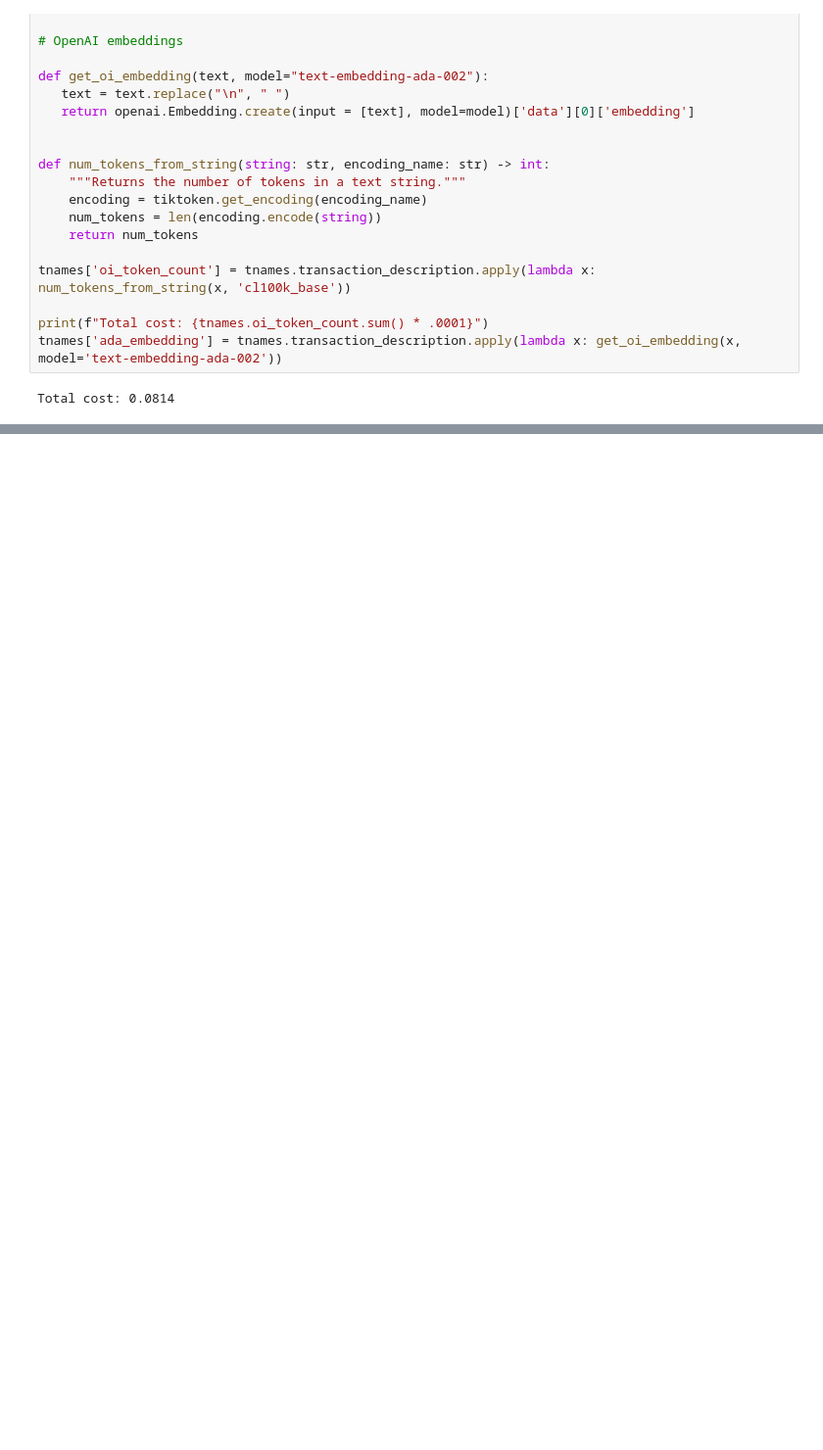
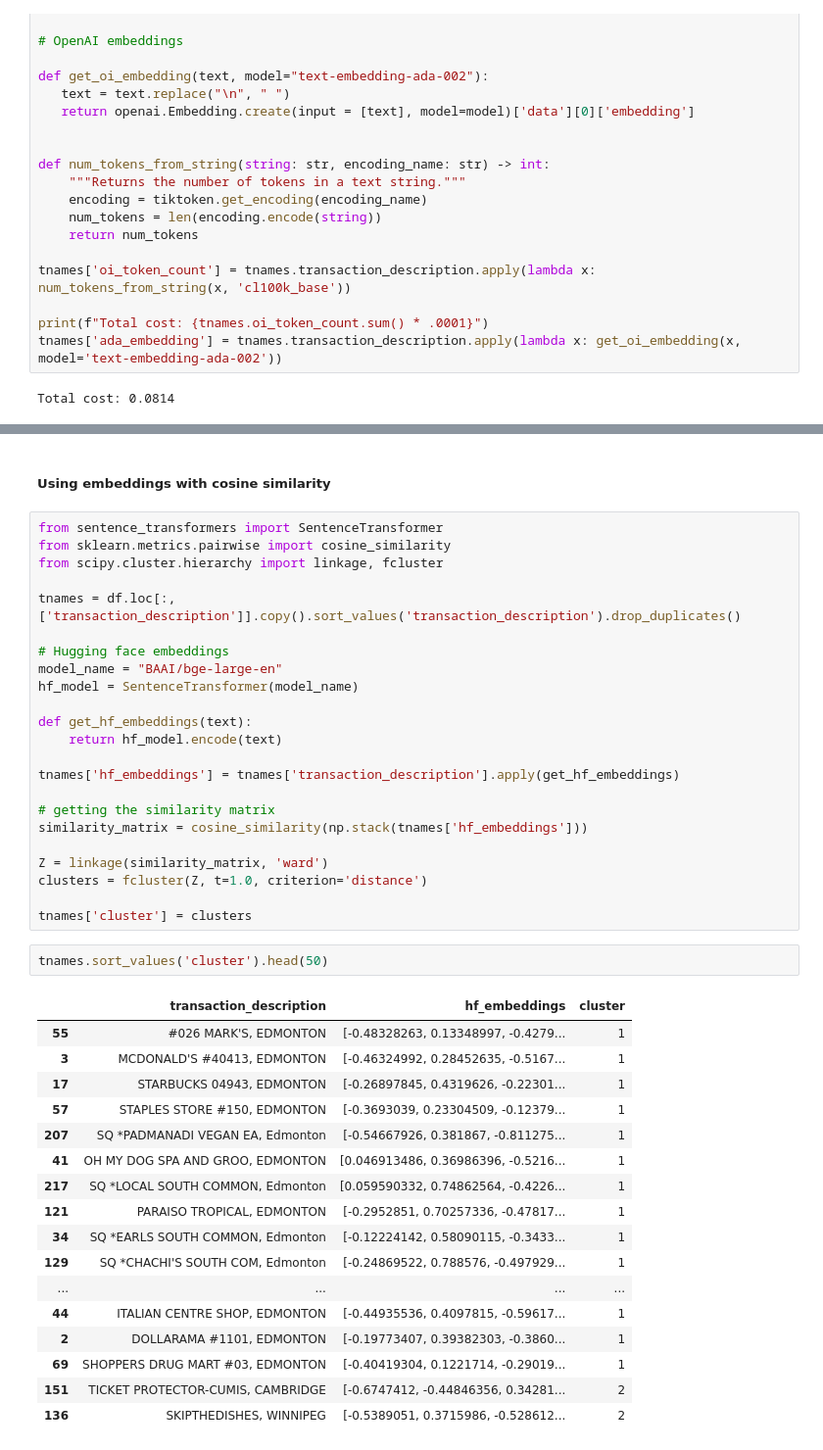
Before and after one commit to fmeiraf/LLM-budget-assistant, a Jupyter notebook: app/notebooks/transaction_parsing_tests.ipynb, the cells around one changed output, grey strips where cells are left out. Shown: that part at 98% size. Drawn from its saved outputs; the diff is of its cells as text; blank space fills up the shorter version.

```diff
--- a/app/notebooks/transaction_parsing_tests.ipynb
+++ b/app/notebooks/transaction_parsing_tests.ipynb
@@ -189,0 +288,45 @@ tnames.loc[:, ['transaction_description', 'similar_hf', 'similar_ada']].iloc[0:4
+# %% [markdown]
+##### Using embeddings with cosine similarity
+# %%
+from sentence_transformers import SentenceTransformer
+from sklearn.metrics.pairwise import cosine_similarity
+from scipy.cluster.hierarchy import linkage, fcluster
+
+tnames = df.loc[:, ['transaction_description']].copy().sort_values('transaction_description').drop_duplicates()
+
+# Hugging face embeddings
+model_name = "BAAI/bge-large-en"
+hf_model = SentenceTransformer(model_name)
+
+def get_hf_embeddings(text):
+    return hf_model.encode(text)
+
+tnames['hf_embeddings'] = tnames['transaction_description'].apply(get_hf_embeddings)
+
+# getting the similarity matrix
+similarity_matrix = cosine_similarity(np.stack(tnames['hf_embeddings']))
+
+Z = linkage(similarity_matrix, 'ward')
+clusters = fcluster(Z, t=1.0, criterion='distance')
+
+tnames['cluster'] = clusters
+# %%
+tnames.sort_values('cluster').head(50)
+# %% [output]
+|  | transaction_description | hf_embeddings | cluster |
+| 55 | #026 MARK'S, EDMONTON | [-0.48328263, 0.13348997, -0.4279... | 1 |
+| 3 | MCDONALD'S #40413, EDMONTON | [-0.46324992, 0.28452635, -0.5167... | 1 |
+| 17 | STARBUCKS 04943, EDMONTON | [-0.26897845, 0.4319626, -0.22301... | 1 |
+| 57 | STAPLES STORE #150, EDMONTON | [-0.3693039, 0.23304509, -0.12379... | 1 |
+| 207 | SQ *PADMANADI VEGAN EA, Edmonton | [-0.54667926, 0.381867, -0.811275... | 1 |
+| 41 | OH MY DOG SPA AND GROO, EDMONTON | [0.046913486, 0.36986396, -0.5216... | 1 |
+| 217 | SQ *LOCAL SOUTH COMMON, Edmonton | [0.059590332, 0.74862564, -0.4226... | 1 |
+| 121 | PARAISO TROPICAL, EDMONTON | [-0.2952851, 0.70257336, -0.47817... | 1 |
+| 34 | SQ *EARLS SOUTH COMMON, Edmonton | [-0.12224142, 0.58090115, -0.3433... | 1 |
+| 129 | SQ *CHACHI'S SOUTH COM, Edmonton | [-0.24869522, 0.788576, -0.497929... | 1 |
+| ... | ... | ... | ... |
+| 44 | ITALIAN CENTRE SHOP, EDMONTON | [-0.44935536, 0.4097815, -0.59617... | 1 |
+| 2 | DOLLARAMA #1101, EDMONTON | [-0.19773407, 0.39382303, -0.3860... | 1 |
+| 69 | SHOPPERS DRUG MART #03, EDMONTON | [-0.40419304, 0.1221714, -0.29019... | 1 |
+| 151 | TICKET PROTECTOR-CUMIS, CAMBRIDGE | [-0.6747412, -0.44846356, 0.34281... | 2 |
+| 136 | SKIPTHEDISHES, WINNIPEG | [-0.5389051, 0.3715986, -0.528612... | 2 |
```
Also changed, not shown: parts of 9 cells of this notebook.
